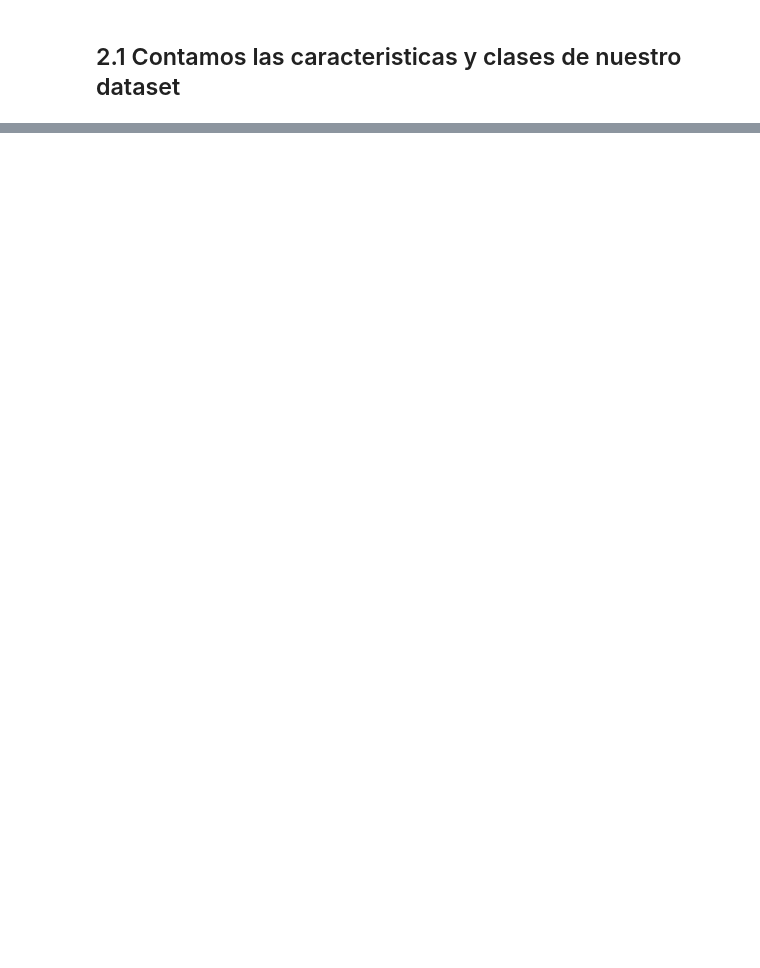
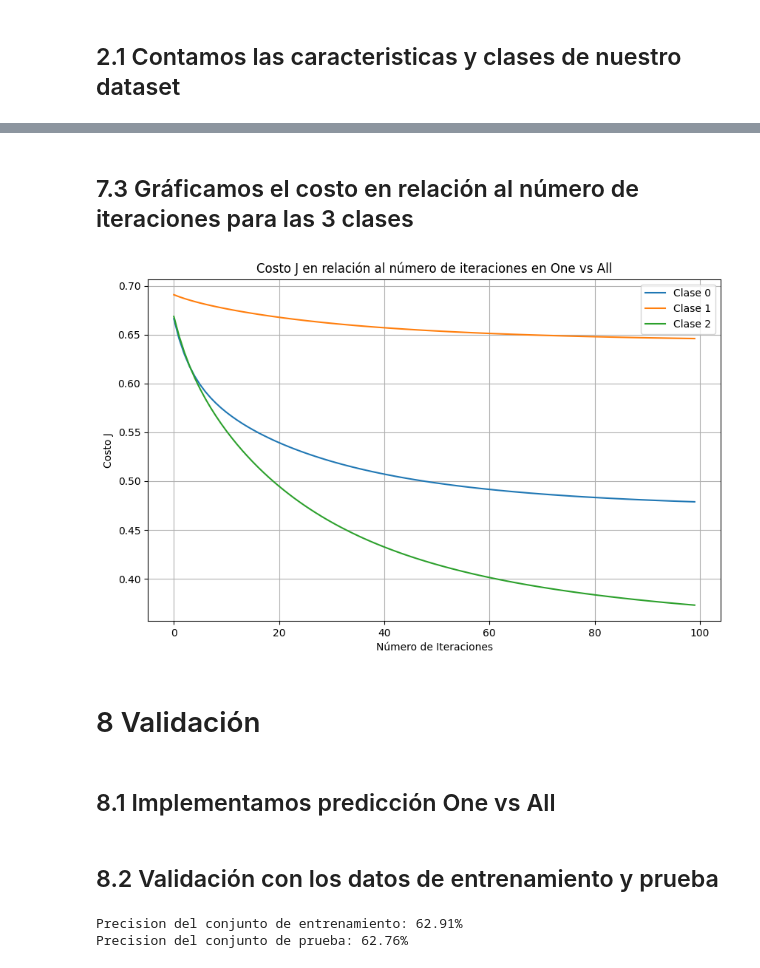
Before and after one commit to walterbvr/inteligenciaArtificial1, a Jupyter notebook: Parciales/Parcial1/Parcial1.ipynb, the cells around one changed output, grey strips where cells are left out. Drawn from its saved outputs; the diff is of its cells as text; code cells hidden in the pictures; blank space fills up the shorter version.

```diff
--- a/Parciales/Parcial1/Parcial1.ipynb
+++ b/Parciales/Parcial1/Parcial1.ipynb
@@ -422,0 +331,6 @@ Precision del conjunto de prueba: 62.24%
+# %%
+def calcularCosto(theta, X, y):
+    m = y.size
+    h = sigmoid(X.dot(theta.T)) # Calculamos las hipótesis (h) usando la función sigmoide
+    J = (1 / m) * np.sum(-y.dot(np.log(h)) - (1 - y).dot(np.log(1 - h))) # Calculamos el costo J usando la fórmula de la regresión logística
+    return J
@@ -422,0 +389,14 @@ Precision del conjunto de prueba: 62.24%
+# %%
+def oneVsAll(X, y, num_labels, alpha, num_iters):
+    m, n = X.shape
+    all_theta = np.zeros((num_labels, n)) # Inicializamos una matriz para almacenar los parámetros (theta) para cada clase
+    J_histories = []
+
+    for c in range(num_labels):
+        y_c = (y == c).astype(int) # Creamos un vector de etiquetas para la clase actual (1 si pertenece a la clase, 0 si no)
+        initial_theta = np.zeros(n) # Inicializamos las thetas de esta clase con ceros para todas las características
+        theta, J_history = descensoGradiente(X, y_c, alpha, num_iters)
+        all_theta[c] = theta
+        J_histories.append(J_history)
+
+    return all_theta, J_histories
@@ -422,0 +405,11 @@ Precision del conjunto de prueba: 62.24%
+# %%
+# Elegimos el valor para alpha y el número de iteraciones
+alpha = 0.1
+num_iters = 100
+
+# Entrenamos el modelo
+all_theta, J_histories = oneVsAll(X_train_ready, y_train, labels_counts, alpha, num_iters)
+
+# Mostramos las thetas para cada clase
+for i in range(all_theta.shape[1]):
+    print("Thetha",i," para la clase 0:", all_theta[0,i]," ; "," para la clase 1:", all_theta[1,i]," ; ", " para la clase 2:", all_theta[2,i])
@@ -422,0 +434,20 @@ Precision del conjunto de prueba: 62.24%
+# %% [markdown]
+## 7.3 Gráficamos el costo en relación al número de iteraciones para las 3 clases
+# %%
+plt.figure(figsize=(10, 6))
+
+for i in range(len(J_histories)):
+    plt.plot(J_histories[i], label=f'Clase {i}')
+
+plt.title('Costo J en relación al número de iteraciones en One vs All')
+plt.xlabel('Número de Iteraciones')
+plt.ylabel('Costo J')
+plt.legend()
+plt.grid()
+plt.show()
+# %% [output]
+[figure, added]
+# %% [markdown]
+# 8 Validación
+# %% [markdown]
+## 8.1 Implementamos predicción One vs All
@@ -422,0 +461,13 @@ Precision del conjunto de prueba: 62.24%
+# %% [markdown]
+## 8.2 Validación con los datos de entrenamiento y prueba
+# %%
+pred_train= predictOneVsAll(all_theta, X_train_ready)
+# np.mean(pred_train == y_train) calcula la proporción de predicciones correctas
+print('Precision del conjunto de entrenamiento: {:.2f}%'.format(np.mean(pred_train == y_train) * 100))
+
+pred_test = predictOneVsAll(all_theta, X_test_ready)
+# np.mean(pred_train == y_train) calcula la proporción de predicciones correctas
+print('Precision del conjunto de prueba: {:.2f}%'.format(np.mean(pred_test == y_test) * 100))
+# %% [output]
+Precision del conjunto de entrenamiento: 62.91%
+Precision del conjunto de prueba: 62.76%
```
Also changed, not shown: parts of 68 cells of this notebook, 1 other file.
